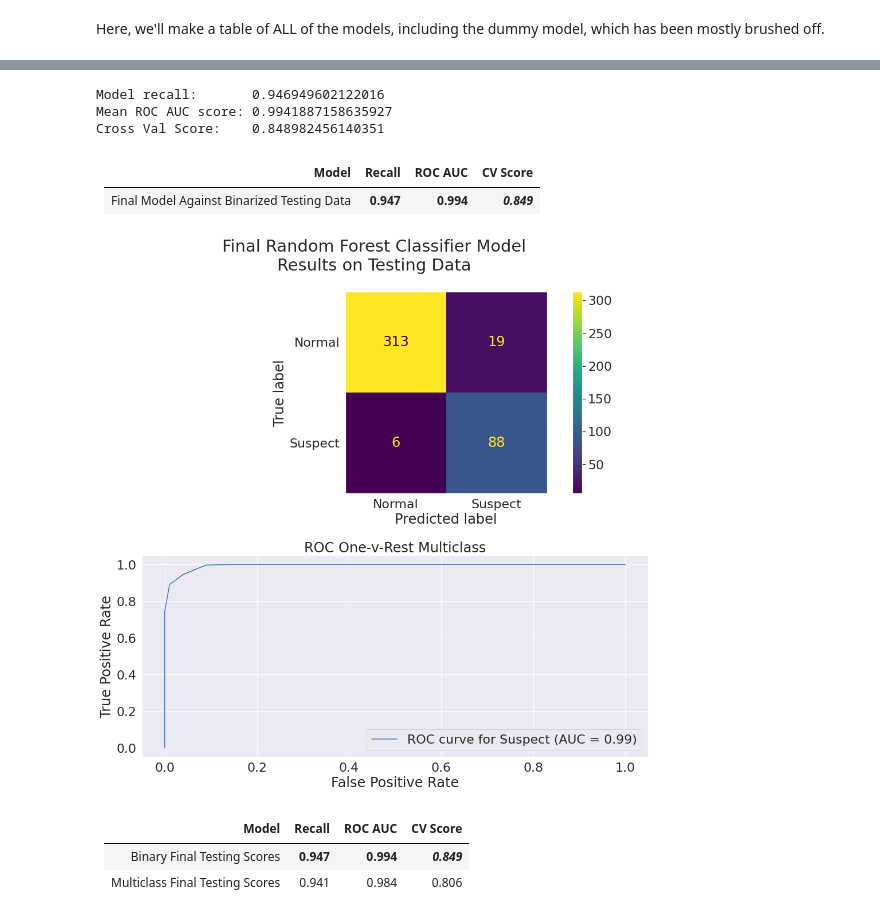
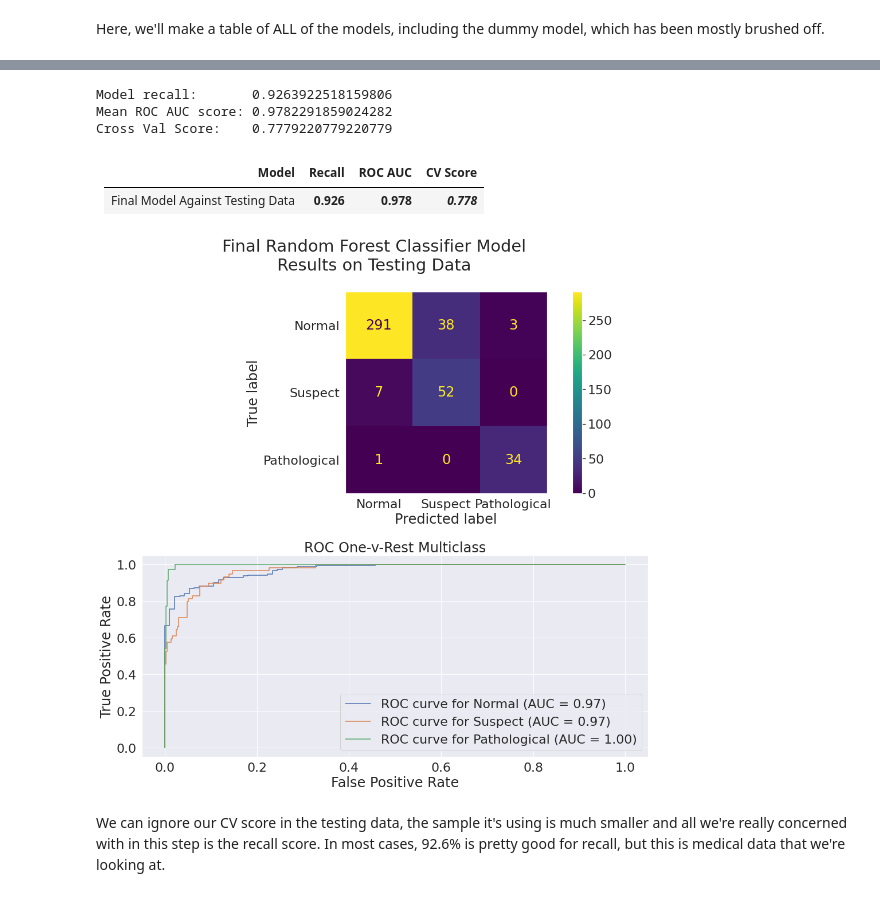
Before and after one commit to ParkedHampster/Fetal-Health-Classification-Prediction, a Jupyter notebook: fetal-health-research.ipynb, the cells around one changed output, grey strips where cells are left out. Drawn from its saved outputs; the diff is of its cells as text; code cells hidden in the pictures.

```diff
--- a/fetal-health-research.ipynb
+++ b/fetal-health-research.ipynb
@@ -1342,3 +1435,9 @@ nb_final_model = tree_gs.best_estimator_
+# %%
+# setting a preliminary final model. This will make the
+# process a little bit easier later when we want to
+# call back to this model later.
+
+nb_final_model = reduced_tree_gs.best_estimator_
 # %% [markdown]
 
 For the next section, we're going to translate the data
@@ -1833,24 +1946,24 @@ model_scoring_table(
 # %%
 fig, ax = plt.subplots(2,1,figsize=(8,12))
 ConfusionMatrixDisplay.from_estimator(
-    nb_final_model.fit(X_train,y_train),
-    X_test,y_test,
+    nb_final_model.fit(X_train_top_features,y_train),
+    X_test_top_features,y_test,
     ax=ax[0]
 )
 ax[0].set(
-    title="Multi-Class Final Model\nGrid Searched Random Forest",
+    title="Multi-Class Final Model Grid\nSearched Random Forest",
     yticklabels=health_labels,
     xticklabels=health_labels
 )
 
 
 ConfusionMatrixDisplay.from_estimator(
-    bin_final_model.fit(X_train,y_train_bin),
-    X_test,y_test_bin,
+    bin_final_model.fit(X_train_top_features,y_train_bin),
+    X_test_top_features,y_test_bin,
     ax=ax[1]
 )
 ax[1].set(
-    title="Multi-Class Final Model\nGrid Searched Random Forest",
+    title="Multi-Class Final Model Grid\nSearched Random Forest",
     xticklabels=health_labels[:-1],
     yticklabels=health_labels[:-1]
 )
@@ -1861,6 +1974,7 @@ for tick in ax[0].get_xticklabels():
 for ax_ in ax:
     ax_.grid(False)
 
+plt.suptitle("Model Results on Final\n Testing Data")
 plt.xticks(rotation=45)
 plt.tight_layout()
 '';
@@ -1869,60 +1983,45 @@ plt.tight_layout()
 # %%
 fig, ax = plt.subplots(2,1,figsize=(14,14))
 ConfusionMatrixDisplay.from_estimator(
-    bin_final_model,X_test,y_test_bin,ax=ax[0]
+    nb_final_model,X_test_top_features,y_test,ax=ax[0]
 )
 ax[0].grid(False)
 
 ax[0].set(
-    xticklabels=health_labels[:-1],
-    yticklabels=health_labels[:-1]
+    xticklabels=health_labels,
+    yticklabels=health_labels
 )
 
-testing_scores_binary = model_scoring(
-            bin_final_model,
-            X_train,y_train_bin,
+testing_scores = model_scoring(
+            nb_final_model,
+            X_test_top_features,y_test,
             plot_curve=True,ax=ax[1], class_names=health_labels,
             average='macro',
-            multi_class='raise',
-            is_binary=True)
+            multi_class='ovr',
+            is_binary=False)
 
 display_table = model_scoring_table(
-    [testing_scores_binary],
-    ["Final Model Against Binarized Testing Data"]
+    [testing_scores],
+    ["Final Model Against Testing Data"]
 )
 
 display(display_table['md'])
 
 plt.suptitle("Final Random Forest Classifier Model\nResults on Testing Data")
 plt.tight_layout()
 '';
 # %% [output]
-Model recall:       0.946949602122016
-Mean ROC AUC score: 0.9941887158635927
-Cross Val Score:    0.848982456140351
+Model recall:       0.9263922518159806
+Mean ROC AUC score: 0.9782291859024282
+Cross Val Score:    0.7779220779220779
 
 | Model | Recall | ROC AUC | CV Score |
 |---:|:---:|:---:|:---:|
-| Final Model Against Binarized Testing Data | **0.947** | **0.994** | ***0.849*** |
+| Final Model Against Testing Data | **0.926** | **0.978** | ***0.778*** |
-[figure, old version]
+[figure, new version]
-# %%
-nb_testing_scores = model_scoring(nb_final_model.fit(X_train,y_train),
-    X_test,y_test,plot_curve=False,print_scores=False,
-    average='macro'
-)
-
-model_scoring_table(
-    [
-        testing_scores_binary,
-        nb_testing_scores
-    ],[
-        'Binary Final Testing Scores',
-        'Multiclass Final Testing Scores'
-    ]
-)['md']
-# %% [output]
-
-| Model | Recall | ROC AUC | CV Score |
-|---:|:---:|:---:|:---:|
-| Binary Final Testing Scores | **0.947** | **0.994** | ***0.849*** |
-| Multiclass Final Testing Scores |  0.941  |  0.984  |  0.806  |
+# %% [markdown]
+We can ignore our CV score in the testing data, the
+sample it's using is much smaller and all we're really
+concerned with in this step is the recall score. In
+most cases, 92.6% is pretty good for recall, but this
+is medical data that we're looking at.
```
Also changed, not shown: parts of 86 cells of this notebook.
